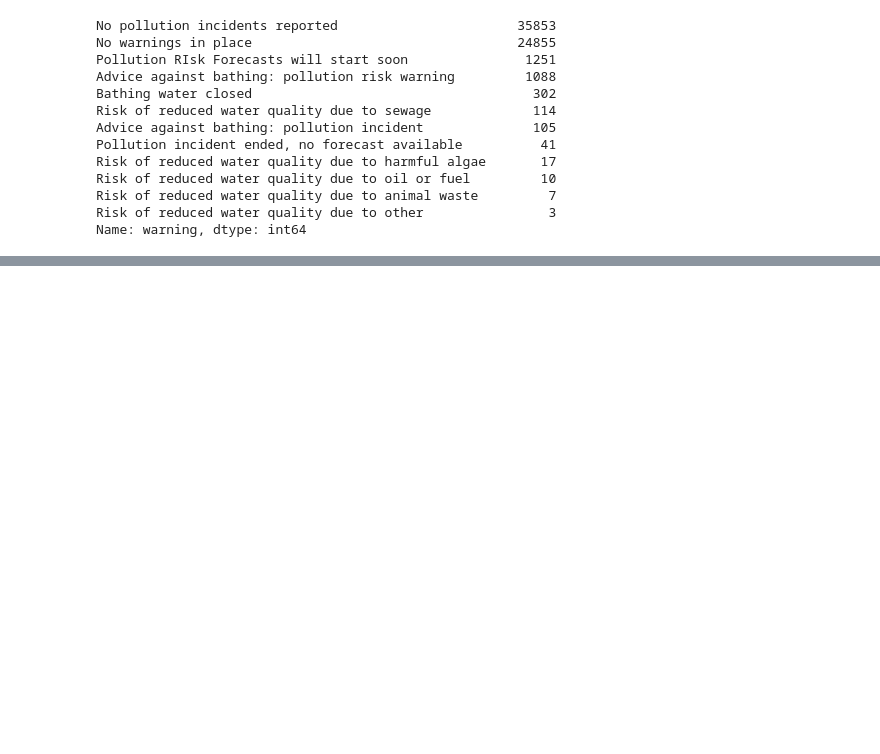
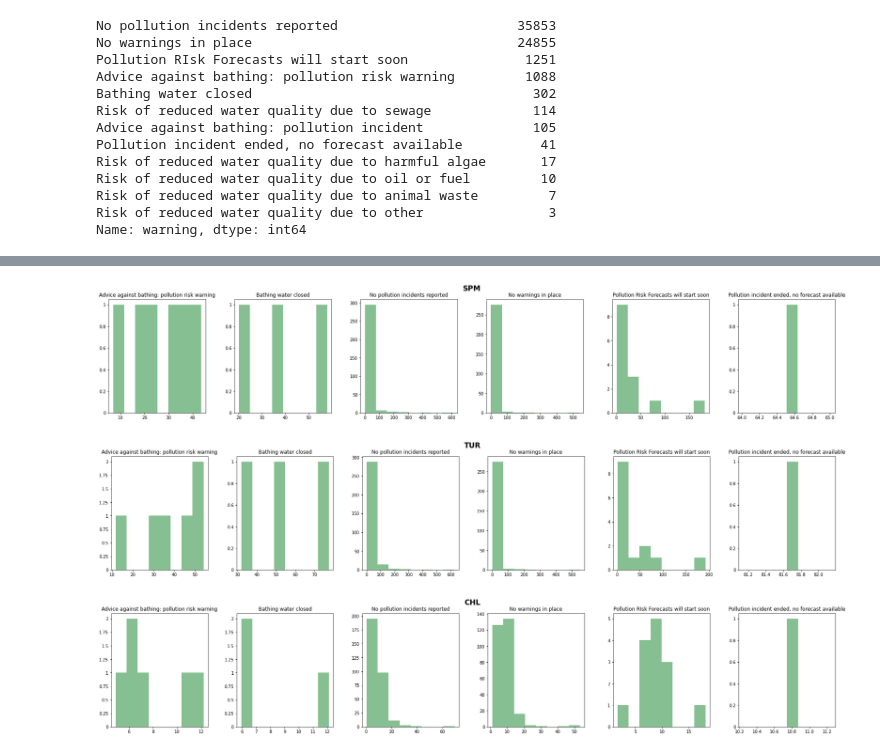
Before and after one commit to gravity948/capstone-project-sewage-pollution, a Jupyter notebook: bathing_water.ipynb, the cells around one changed output, grey strips where cells are left out. Cells and saved outputs as stored; diff of their text form; code cells hidden in the pictures; blank space fills up the shorter version.

Commit message:
corr&bins plots updated

```diff
--- a/bathing_water.ipynb
+++ b/bathing_water.ipynb
@@ -293,25 +203,0 @@ TUM
-# %%
-import matplotlib.pyplot as plt
-fig=plt.figure(figsize=(15,8))
-ax1=fig.add_subplot(2,3,1)
-ax2=fig.add_subplot(2,3,2)
-ax3=fig.add_subplot(2,3,3)
-ax4=fig.add_subplot(2,3,4)
-ax5=fig.add_subplot(2,3,5)
-ax6=fig.add_subplot(2,3,6)
-
-ax1.scatter(df2.iloc[:,21], df2.iloc[:,4])
-ax2.scatter(df2.iloc[:,21], df2.iloc[:,5])
-ax3.scatter(df2.iloc[:,21], df2.iloc[:,6])
-ax4.scatter(df2.iloc[:,21], df2.iloc[:,7])
-ax5.scatter(df2.iloc[:,21], df2.iloc[:,8])
-ax6.scatter(df2.iloc[:,21], df2.iloc[:,9])
-
-ax1.set_xlabel(df2.columns[4])
-ax2.set_xlabel(df2.columns[5])
-ax3.set_xlabel(df2.columns[6])
-ax4.set_xlabel(df2.columns[7])
-ax5.set_xlabel(df2.columns[8])
-ax6.set_xlabel(df2.columns[9])
-
-print('CHL')
@@ -320,0 +216,17 @@ CHL
+# %%
+for i in ['SPM','TUR','CHL']:
+
+  df_i = df2[[i,'warning']]
+
+  fig, axes = plt.subplots(figsize=(30,5))
+  ax = df_i.hist(column=i, by='warning', ax=axes, bins=8, color='#86bf91', layout=(1,6))
+
+  fig.text(0.49, 0.97, i, va='center',size='xx-large', weight='bold')
+
+  for x in ax:
+    plt.setp(x.get_xticklabels(), rotation=0)
+    x.yaxis.set_major_formatter(StrMethodFormatter('{x:,g}'))
+# %% [output]
+[figure, added]
+[figure, added]
+[figure, added]
```
Also changed, not shown: parts of 24 cells of this notebook, 1 other file.
